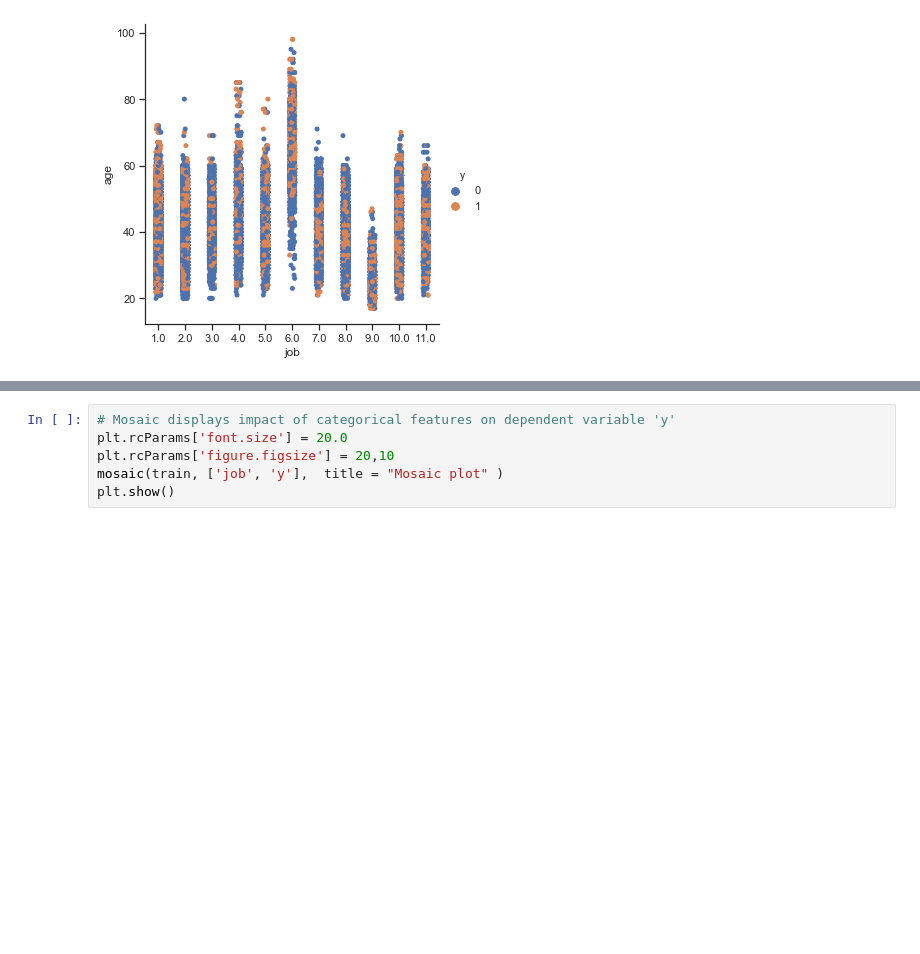
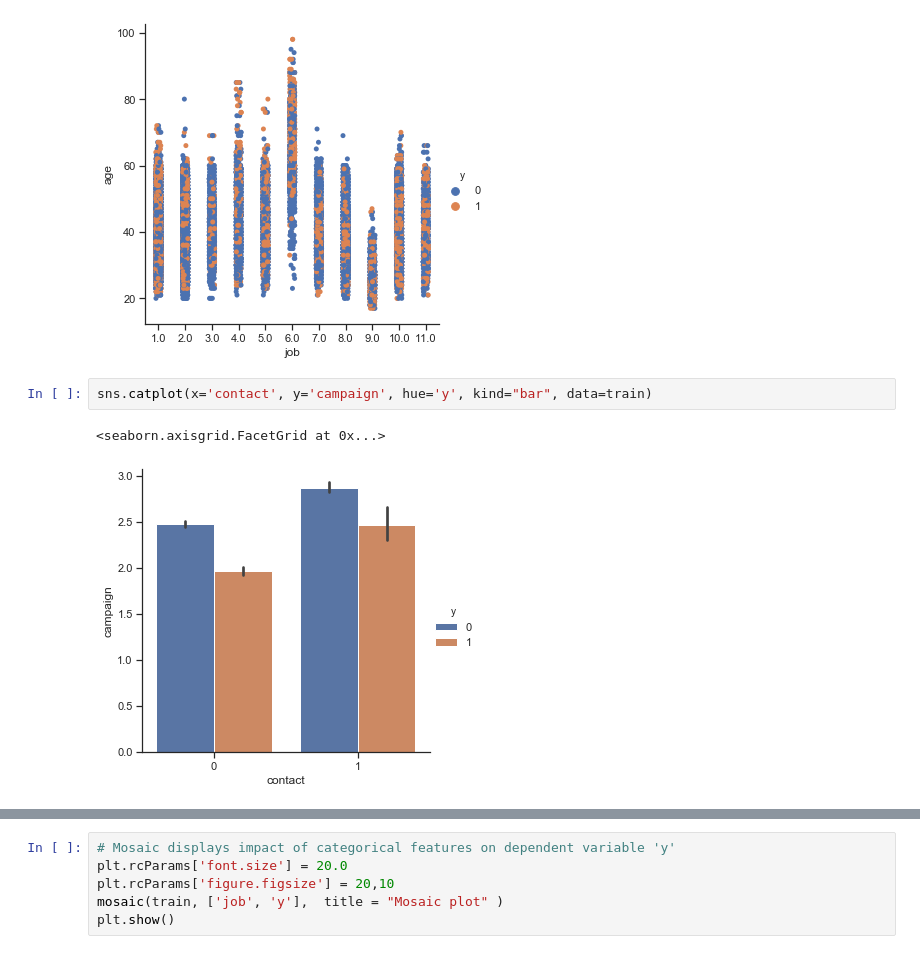
Before and after one commit to Dataforreal/springboard, a Jupyter notebook: Capstone_1/Capstone_Project_1.ipynb, the cells around one changed output, grey strips where cells are left out. Drawn from its saved outputs; the diff is of its cells as text; blank space fills up the shorter version.

```diff
--- a/Capstone_1/Capstone_Project_1.ipynb
+++ b/Capstone_1/Capstone_Project_1.ipynb
@@ -791,3 +791,8 @@ sns.catplot(x="job", y="age", data=train, hue = 'y')
 # %% [output]
 <seaborn.axisgrid.FacetGrid at 0x...>
 [figure]
+# %%
+sns.catplot(x='contact', y='campaign', hue='y', kind="bar", data=train)
+# %% [output]
+<seaborn.axisgrid.FacetGrid at 0x...>
+[figure, added]
```
Also changed, not shown: parts of 4 cells of this notebook, 1 other file.
